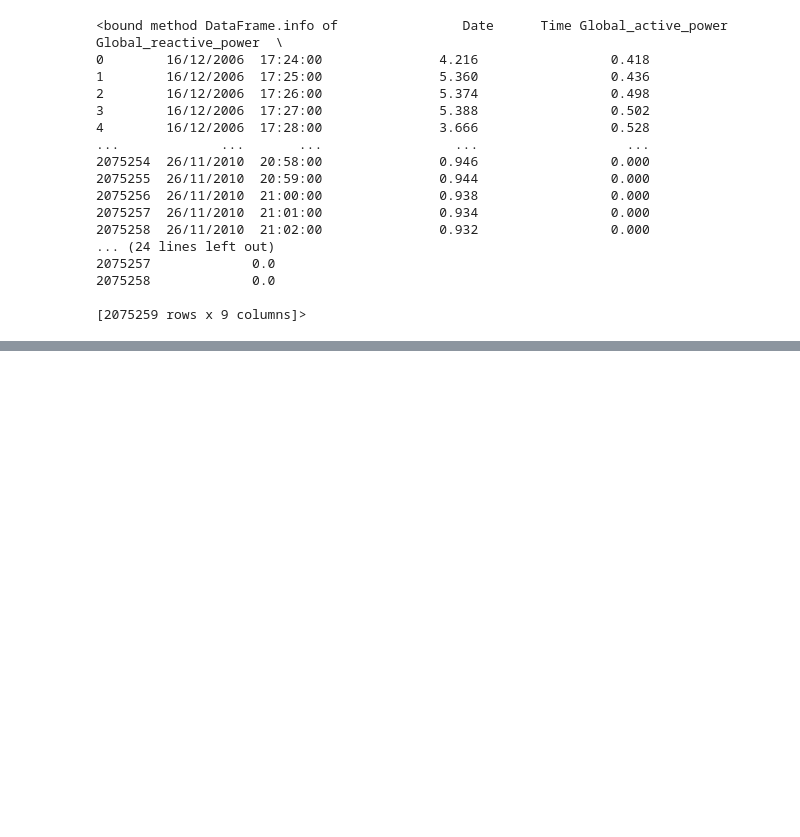
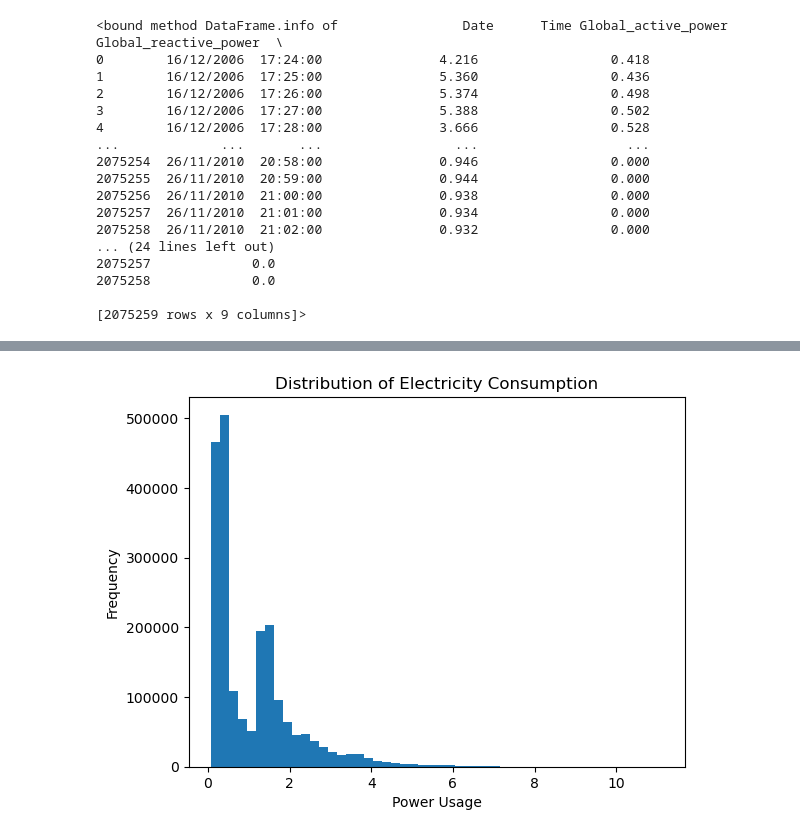
Before and after one commit to yasminsheikh3125/AnomaxR, a Jupyter notebook: Anomax/01_data_exploration.ipynb, the cells around one changed output, grey strips where cells are left out. Cells and saved outputs as stored; diff of their text form; code cells hidden in the pictures; blank space fills up the shorter version.

```diff
--- a/Anomax/01_data_exploration.ipynb
+++ b/Anomax/01_data_exploration.ipynb
@@ -100,0 +123,8 @@ df.info
+# %%
+plt.hist(df['Global_active_power'], bins=50)
+plt.title("Distribution of Electricity Consumption")
+plt.xlabel("Power Usage")
+plt.ylabel("Frequency")
+plt.show()
+# %% [output]
+[figure, added]
```
Also changed, not shown: parts of 2 cells of this notebook.
